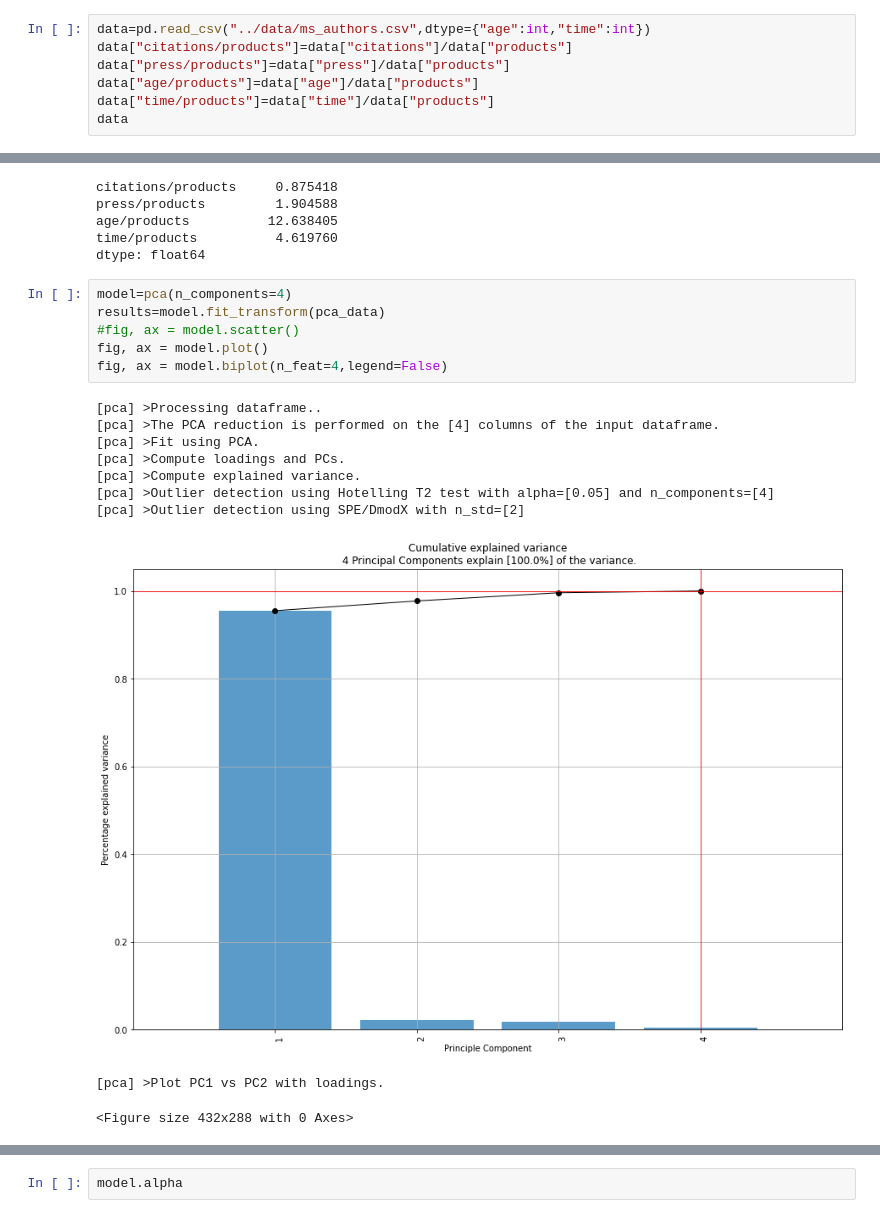
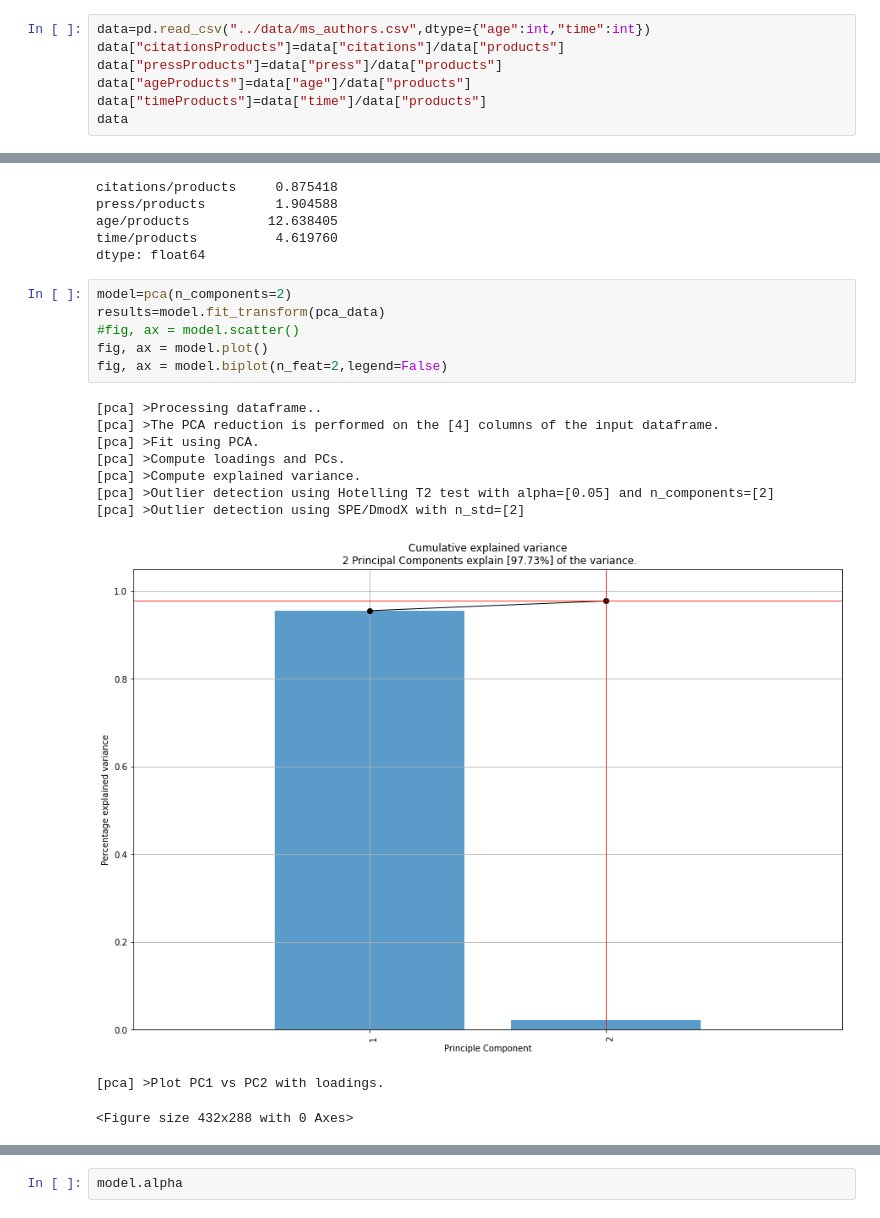
Before and after one commit to muzgash/masters, a Jupyter notebook: notebooks/Multivariate statistics.ipynb, the cells around one changed output, grey strips where cells are left out. Drawn from its saved outputs; the diff is of its cells as text.

```diff
--- a/notebooks/Multivariate statistics.ipynb
+++ b/notebooks/Multivariate statistics.ipynb
@@ -11,9 +17,9 @@ from pca import pca
 # Carga de datos
 # %%
 data=pd.read_csv("../data/ms_authors.csv",dtype={"age":int,"time":int})
-data["citations/products"]=data["citations"]/data["products"]
-data["press/products"]=data["press"]/data["products"]
-data["age/products"]=data["age"]/data["products"]
-data["time/products"]=data["time"]/data["products"]
+data["citationsProducts"]=data["citations"]/data["products"]
+data["pressProducts"]=data["press"]/data["products"]
+data["ageProducts"]=data["age"]/data["products"]
+data["timeProducts"]=data["time"]/data["products"]
 data
 # %% [output]
@@ -331,19 +337,19 @@ age/products          12.638405
 time/products          4.619760
 dtype: float64
 # %%
-model=pca(n_components=4)
+model=pca(n_components=2)
 results=model.fit_transform(pca_data)
 #fig, ax = model.scatter()
 fig, ax = model.plot()
-fig, ax = model.biplot(n_feat=4,legend=False)
+fig, ax = model.biplot(n_feat=2,legend=False)
 # %% [output]
 [pca] >Processing dataframe..
 [pca] >The PCA reduction is performed on the [4] columns of the input dataframe.
 [pca] >Fit using PCA.
 [pca] >Compute loadings and PCs.
 [pca] >Compute explained variance.
-[pca] >Outlier detection using Hotelling T2 test with alpha=[0.05] and n_components=[4]
+[pca] >Outlier detection using Hotelling T2 test with alpha=[0.05] and n_components=[2]
 [pca] >Outlier detection using SPE/DmodX with n_std=[2]
-[figure, old version]
+[figure, new version]
 [pca] >Plot PC1 vs PC2 with loadings.
 <Figure size 432x288 with 0 Axes>
```
Also changed, not shown: parts of 30 cells of this notebook.
